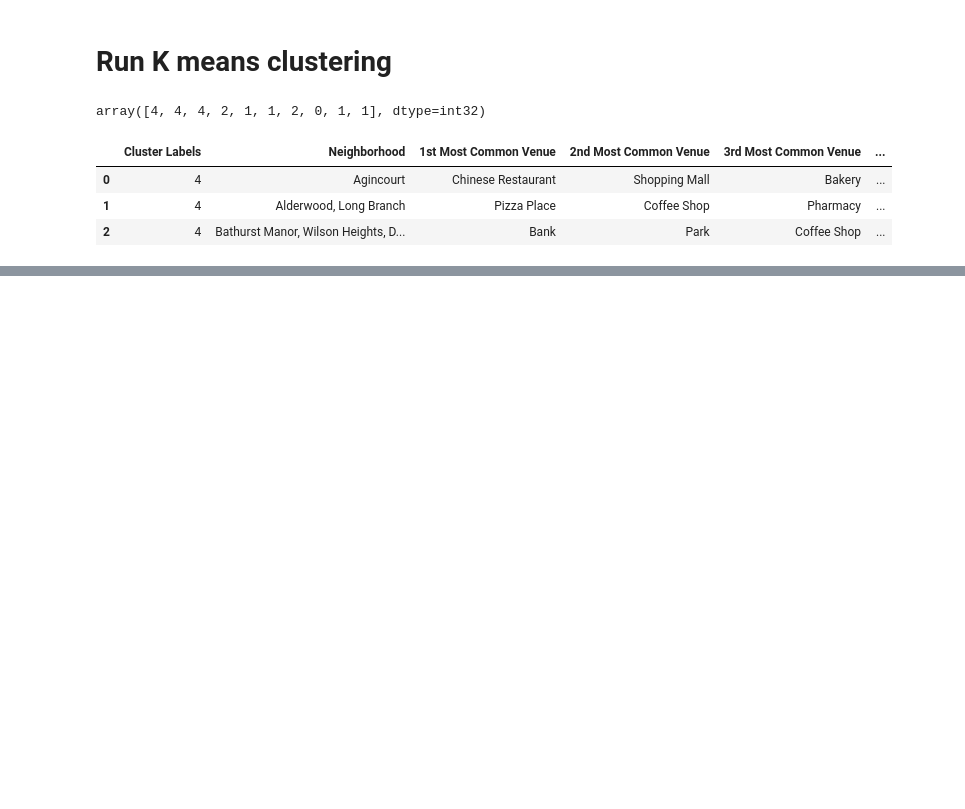
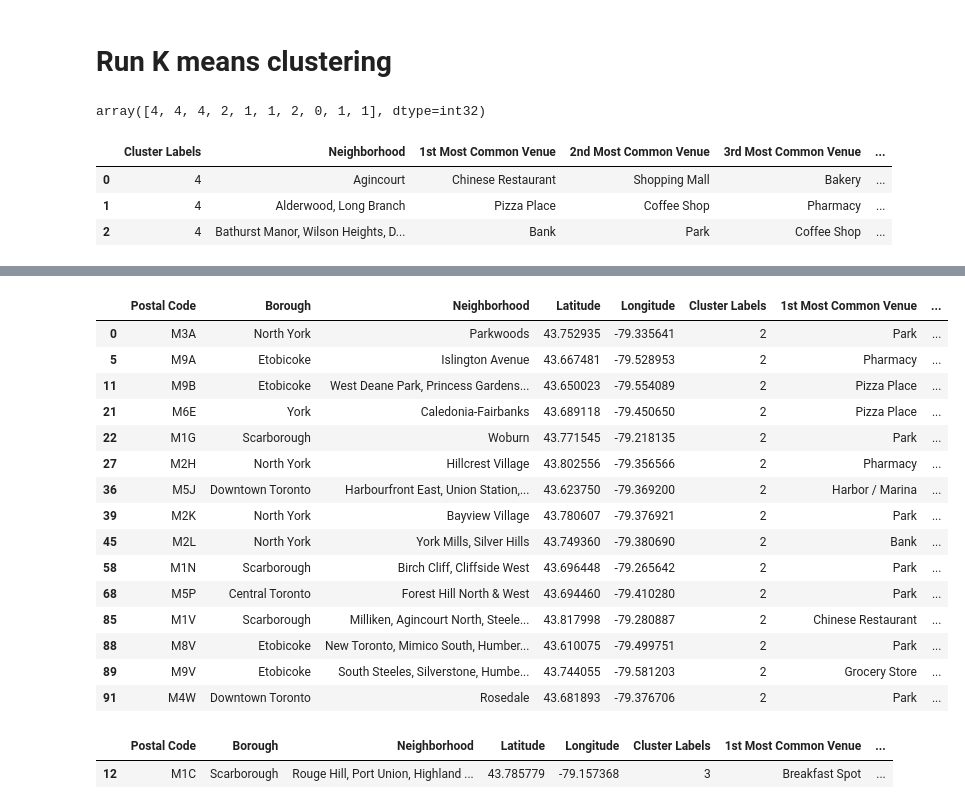
Before and after one commit to dkarris/Coursera_Capstone, a Jupyter notebook: Capstone_Project.ipynb, the cells around one changed output, grey strips where cells are left out. Drawn from its saved outputs; the diff is of its cells as text; code cells hidden in the pictures; blank space fills up the shorter version.

```diff
--- a/Capstone_Project.ipynb
+++ b/Capstone_Project.ipynb
@@ -580,0 +613,24 @@ df_mapped_full
+# %%
+df_mapped_full.loc[df_mapped_full['Cluster Labels'] == 2]
+# %% [output]
+|  | Postal Code | Borough | Neighborhood | Latitude | Longitude | Cluster Labels | 1st Most Common Venue | ... |
+| 0 | M3A | North York | Parkwoods | 43.752935 | -79.335641 | 2 | Park | ... |
+| 5 | M9A | Etobicoke | Islington Avenue | 43.667481 | -79.528953 | 2 | Pharmacy | ... |
+| 11 | M9B | Etobicoke | West Deane Park, Princess Gardens... | 43.650023 | -79.554089 | 2 | Pizza Place | ... |
+| 21 | M6E | York | Caledonia-Fairbanks | 43.689118 | -79.450650 | 2 | Pizza Place | ... |
+| 22 | M1G | Scarborough | Woburn | 43.771545 | -79.218135 | 2 | Park | ... |
+| 27 | M2H | North York | Hillcrest Village | 43.802556 | -79.356566 | 2 | Pharmacy | ... |
+| 36 | M5J | Downtown Toronto | Harbourfront East, Union Station,... | 43.623750 | -79.369200 | 2 | Harbor / Marina | ... |
+| 39 | M2K | North York | Bayview Village | 43.780607 | -79.376921 | 2 | Park | ... |
+| 45 | M2L | North York | York Mills, Silver Hills | 43.749360 | -79.380690 | 2 | Bank | ... |
+| 58 | M1N | Scarborough | Birch Cliff, Cliffside West | 43.696448 | -79.265642 | 2 | Park | ... |
+| 68 | M5P | Central Toronto | Forest Hill North & West | 43.694460 | -79.410280 | 2 | Park | ... |
+| 85 | M1V | Scarborough | Milliken, Agincourt North, Steele... | 43.817998 | -79.280887 | 2 | Chinese Restaurant | ... |
+| 88 | M8V | Etobicoke | New Toronto, Mimico South, Humber... | 43.610075 | -79.499751 | 2 | Park | ... |
+| 89 | M9V | Etobicoke | South Steeles, Silverstone, Humbe... | 43.744055 | -79.581203 | 2 | Grocery Store | ... |
+| 91 | M4W | Downtown Toronto | Rosedale | 43.681893 | -79.376706 | 2 | Park | ... |
+# %%
+df_mapped_full.loc[df_mapped_full['Cluster Labels'] == 3]
+# %% [output]
+|  | Postal Code | Borough | Neighborhood | Latitude | Longitude | Cluster Labels | 1st Most Common Venue | ... |
+| 12 | M1C | Scarborough | Rouge Hill, Port Union, Highland ... | 43.785779 | -79.157368 | 3 | Breakfast Spot | ... |
```
Also changed, not shown: parts of 4 cells of this notebook.
